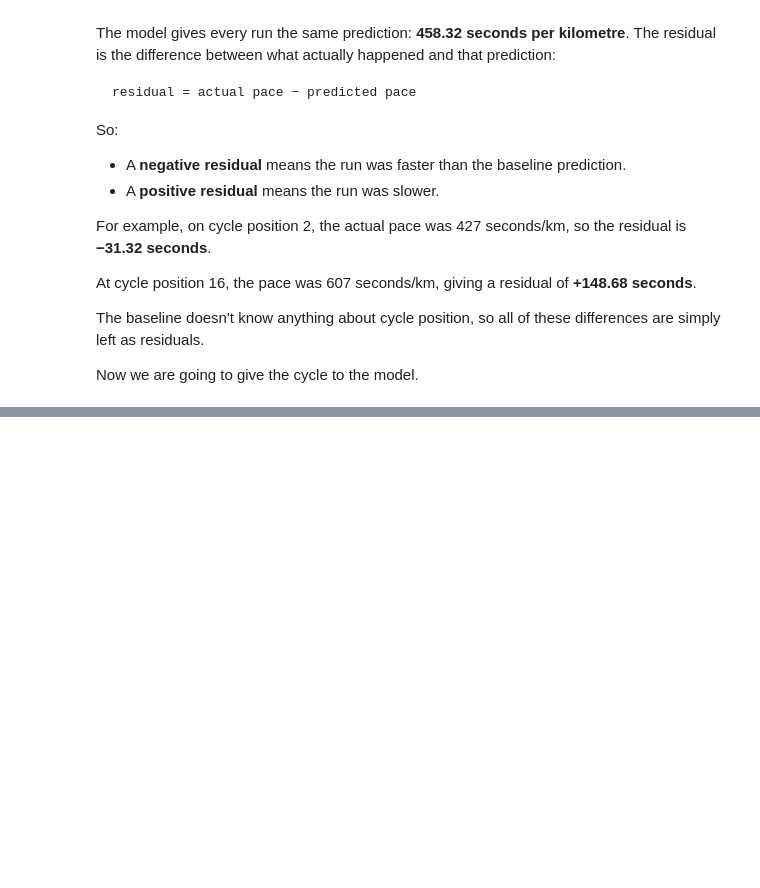
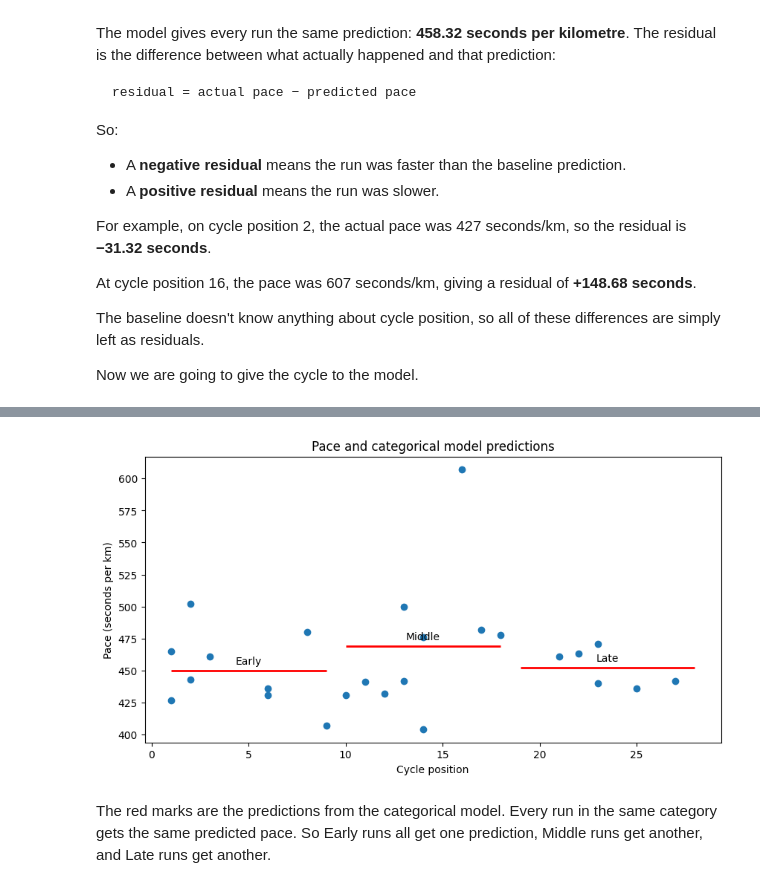
Before and after one commit to isik-hilal/missing_female_athlete_data, a Jupyter notebook: modelling.ipynb, the cells around one changed output, grey strips where cells are left out. Saved outputs shown, nothing was run; the diff lists cells and outputs as text; code cells hidden in the pictures; blank space fills up the shorter version.

```diff
--- a/modelling.ipynb
+++ b/modelling.ipynb
@@ -348,3 +458,58 @@ df["cycle_phase"] = pd.Categorical(
+# %%
+plt.figure(figsize=(10, 5))
+
+# Actual observations
+plt.scatter(
+    df["cycle_position"],
+    df["pace_seconds"],
+    label="Actual pace"
+)
+
+# Category prediction lines
+predictions = (
+    df.groupby("cycle_phase", observed=True)["phase_prediction"]
+      .first()
+)
+
+plt.hlines(
+    predictions["Early"],
+    xmin=1,
+    xmax=9,
+    color="red",
+    linewidth=2,
+    label="Model prediction"
+)
+
+plt.hlines(
+    predictions["Middle"],
+    xmin=10,
+    xmax=18,
+    color="red",
+    linewidth=2
+)
+
+plt.hlines(
+    predictions["Late"],
+    xmin=19,
+    xmax=28,
+    color="red",
+    linewidth=2
+)
+
+# Category labels
+plt.text(5, predictions["Early"] + 5, "Early", ha="center")
+plt.text(14, predictions["Middle"] + 5, "Middle", ha="center")
+plt.text(23.5, predictions["Late"] + 5, "Late", ha="center")
+
+plt.xlabel("Cycle position")
+plt.ylabel("Pace (seconds per km)")
+plt.title("Pace and categorical model predictions")
+
+plt.show()
+# %% [output]
+[figure, added]
+# %% [markdown]
+The red marks are the predictions from the categorical model. Every run in the same category gets the same predicted pace. So Early runs all get one prediction, Middle runs get another, and Late runs get another.
 # %% [markdown]
 ### 02 — SINE / COSINE
 
```
Also changed, not shown: parts of 26 cells of this notebook.
